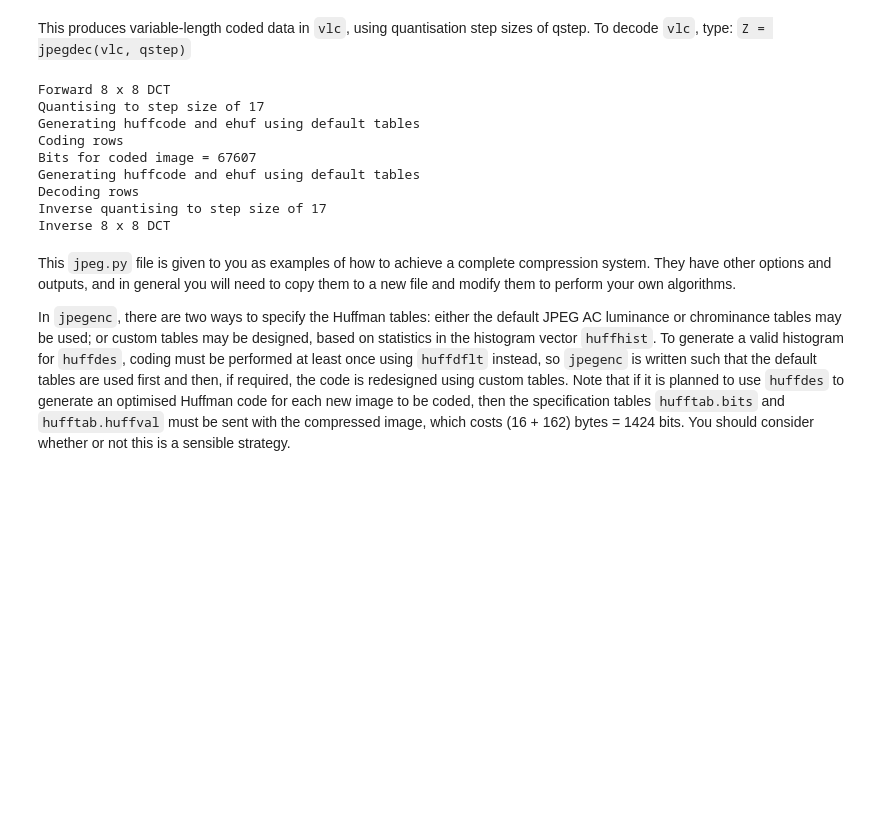
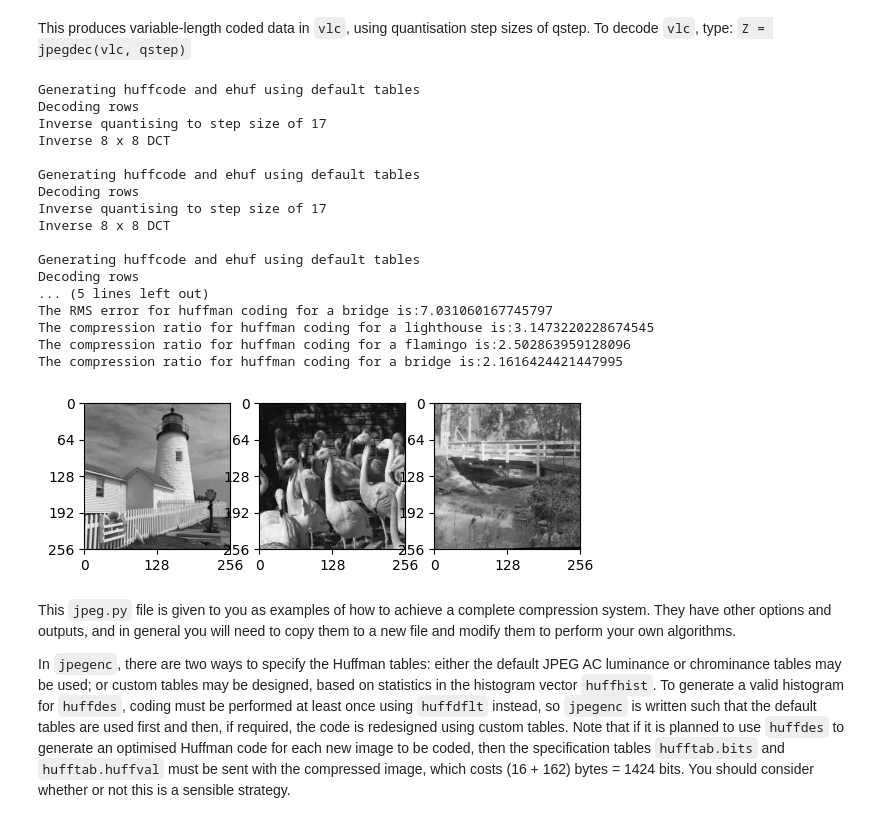
Before and after one commit to mas302/cued_sf2_lab, a Jupyter notebook: 12-huffman.ipynb, the cells around one changed output. Saved outputs shown, nothing was run; the diff lists cells and outputs as text; code cells hidden in the pictures; blank space fills up the shorter version.

```diff
--- a/12-huffman.ipynb
+++ b/12-huffman.ipynb
@@ -123,3 +123,9 @@ You can inspect the codewords with `dict(zip(hufftab.huffval, hufftab.codes))`.
 # %%
 # your code here
 X, cmaps_dict = load_mat_img(img='lighthouse.mat', img_info='X', cmap_info={'map', 'map2'})
+bridge, _ = load_mat_img(img='bridge.mat', img_info='X')
+flamingo, _ = load_mat_img(img='flamingo.mat', img_info='X')
+qstep = 17
+vlc, hufftab = jpegenc(X, qstep)
+vlc2 = jpegenc(bridge, qstep)[0]
+vlc3 = jpegenc(flamingo, qstep)[0]
@@ -126,21 +148,41 @@ X, cmaps_dict = load_mat_img(img='lighthouse.mat', img_info='X', cmap_info={'map
 # %% [markdown]
 This produces variable-length coded data in `vlc`, using quantisation step sizes of qstep.  To decode `vlc`, type:  `Z = jpegdec(vlc, qstep)`
-# %%
-# your code here
-
-qstep = 17
-vlc, hufftab = jpegenc(X, qstep)
-Z = jpegdec(vlc, qstep)
-# %% [output]
-Forward 8 x 8 DCT
-Quantising to step size of 17
-Generating huffcode and ehuf using default tables
-Coding rows
-Bits for coded image = 67607
-Generating huffcode and ehuf using default tables
-Decoding rows
-Inverse quantising to step size of 17
-Inverse 8 x 8 DCT
+# %%
+# your code here
+Z = jpegdec(vlc, qstep)
+Z2 = jpegdec(vlc2, qstep)
+Z3 = jpegdec(vlc3, qstep)
+fig, (ax1,ax2,ax3) = plt.subplots(1,3)
+plot_image(Z, ax=ax1)
+plot_image(Z3, ax=ax2)
+plot_image(Z2, ax=ax3)
+
+print("The RMS error for huffman coding for a lighthouse is:" + str(np.std(X-Z)))
+print("The RMS error for huffman coding for a flamingo is:" + str(np.std(flamingo-Z3)))
+print("The RMS error for huffman coding for a bridge is:" + str(np.std(bridge-Z2)))
+
+print("The compression ratio for huffman coding for a lighthouse is:" + str(212781/67607))
+print("The compression ratio for huffman coding for a flamingo is:" + str(222412/88863))
+print("The compression ratio for huffman coding for a bridge is:" + str(221002/102238))
+# %% [output]
+Generating huffcode and ehuf using default tables
+Decoding rows
+Inverse quantising to step size of 17
+Inverse 8 x 8 DCT
+
+Generating huffcode and ehuf using default tables
+Decoding rows
+Inverse quantising to step size of 17
+Inverse 8 x 8 DCT
+
+Generating huffcode and ehuf using default tables
+Decoding rows
+... (5 lines left out)
+The RMS error for huffman coding for a bridge is:7.031060167745797
+The compression ratio for huffman coding for a lighthouse is:3.1473220228674545
+The compression ratio for huffman coding for a flamingo is:2.502863959128096
+The compression ratio for huffman coding for a bridge is:2.1616424421447995
+[figure, added]
 # %% [markdown]
 This `jpeg.py` file is given to you as examples of how to achieve a complete compression
 system. They have other options and outputs, and in general you will need to copy them to a new
```
Also changed, not shown: parts of 8 cells of this notebook, 1 other file.
